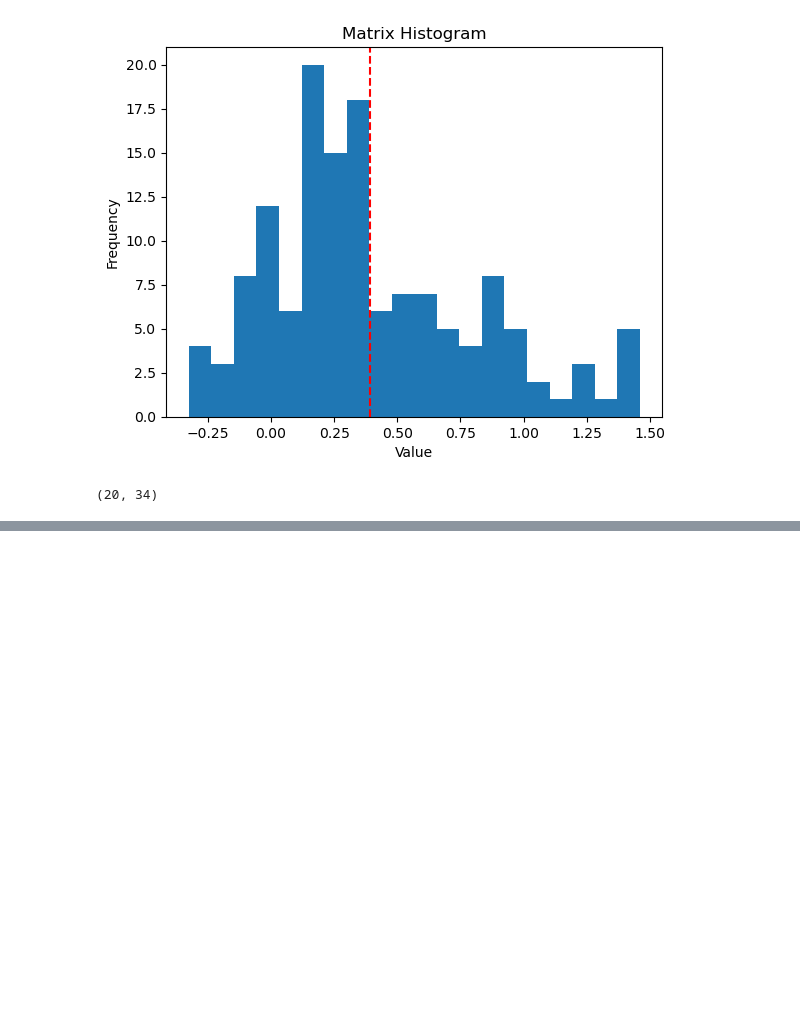
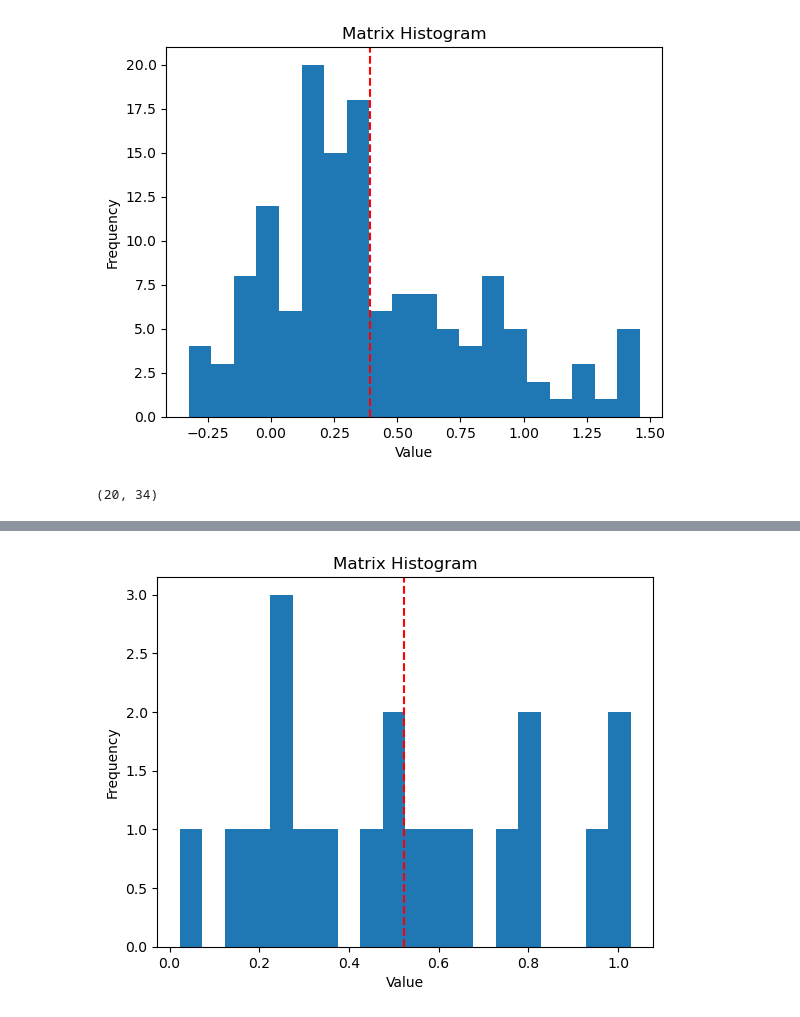
Before and after one commit to ThatBerra/thesis_AI4realnet_distributed, a Jupyter notebook: notebook.ipynb, the cells around one changed output, grey strips where cells are left out. Saved outputs shown, nothing was run; the diff lists cells and outputs as text; code cells hidden in the pictures; blank space fills up the shorter version.

```diff
--- a/notebook.ipynb
+++ b/notebook.ipynb
@@ -397,0 +398,13 @@ pd.DataFrame(mi)
+# %%
+mi_ = mi[:, 32]
+mean = np.mean(mi_)
+
+
+plt.hist(mi_, bins=20)
+plt.xlabel("Value")
+plt.ylabel("Frequency")
+plt.axvline(x=mean, color='red', linestyle='--')
+plt.title("Matrix Histogram")
+plt.show()
+# %% [output]
+[figure, added]
```
Also changed, not shown: parts of 7 cells of this notebook, 1 other file.
